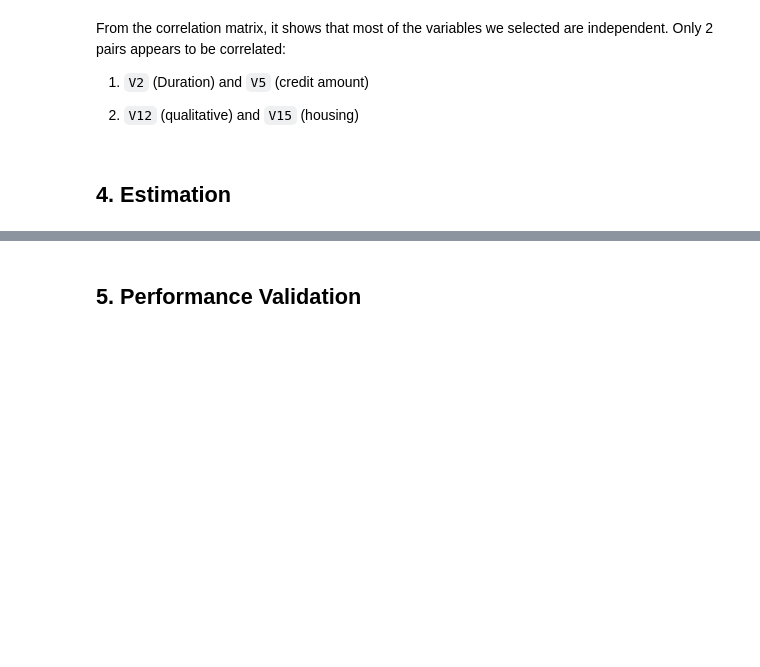
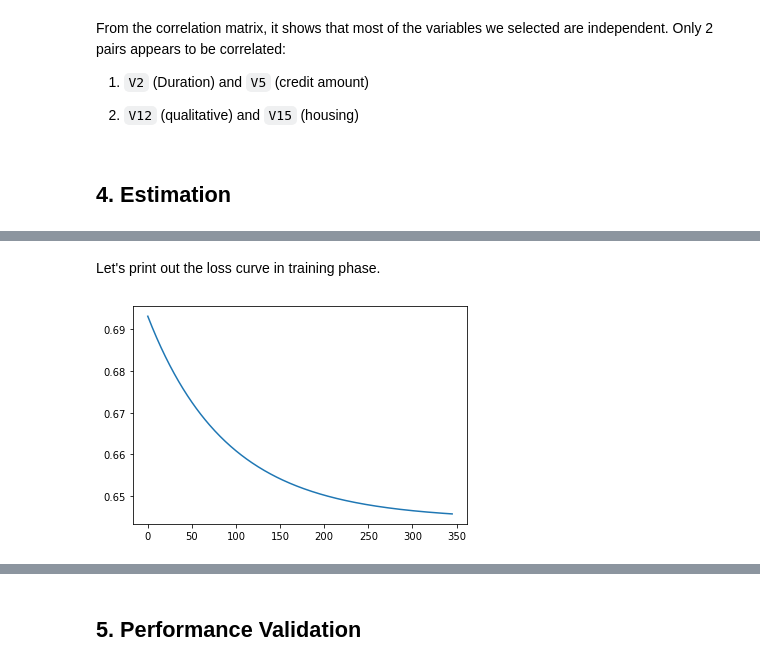
Before and after one commit to Clarence1027/quantitative-credit-scoring-model, a Jupyter notebook: report.ipynb, the cells around one changed output, grey strips where cells are left out. Saved outputs shown, nothing was run; the diff lists cells and outputs as text; code cells hidden in the pictures; blank space fills up the shorter version.

```diff
--- a/report.ipynb
+++ b/report.ipynb
@@ -250,0 +276,5 @@ From the correlation matrix, it shows that most of the variables we selected are
+# %%
+scaler=StandardScaler()
+scaler.fit(X_train_woe.values)
+X_train_trans=scaler.transform(X_train_woe.values)
+featureName = list(X_train_woe.columns)
@@ -250,0 +319,9 @@ From the correlation matrix, it shows that most of the variables we selected are
+# %%
+lr=LogisticRegression()
+lr.train(X_train_trans,y_train.values)
+# %% [markdown]
+Let's print out the loss curve in training phase.
+# %%
+lr.print_loss_curve()
+# %% [output]
+[figure, added]
```
Also changed, not shown: parts of 52 cells of this notebook.
